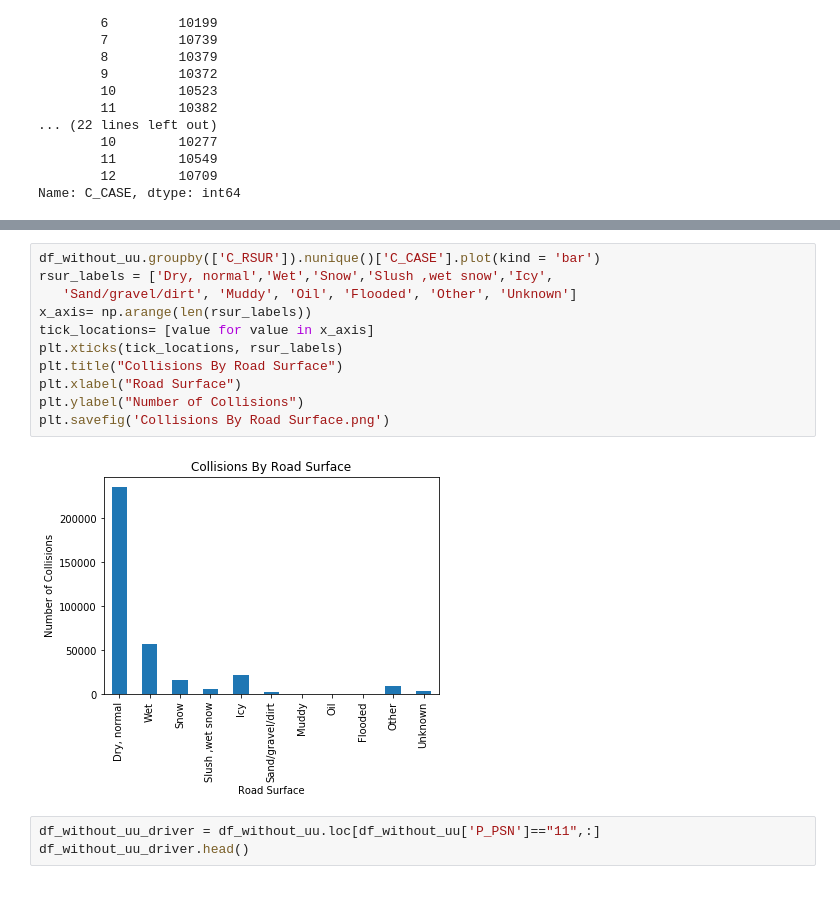
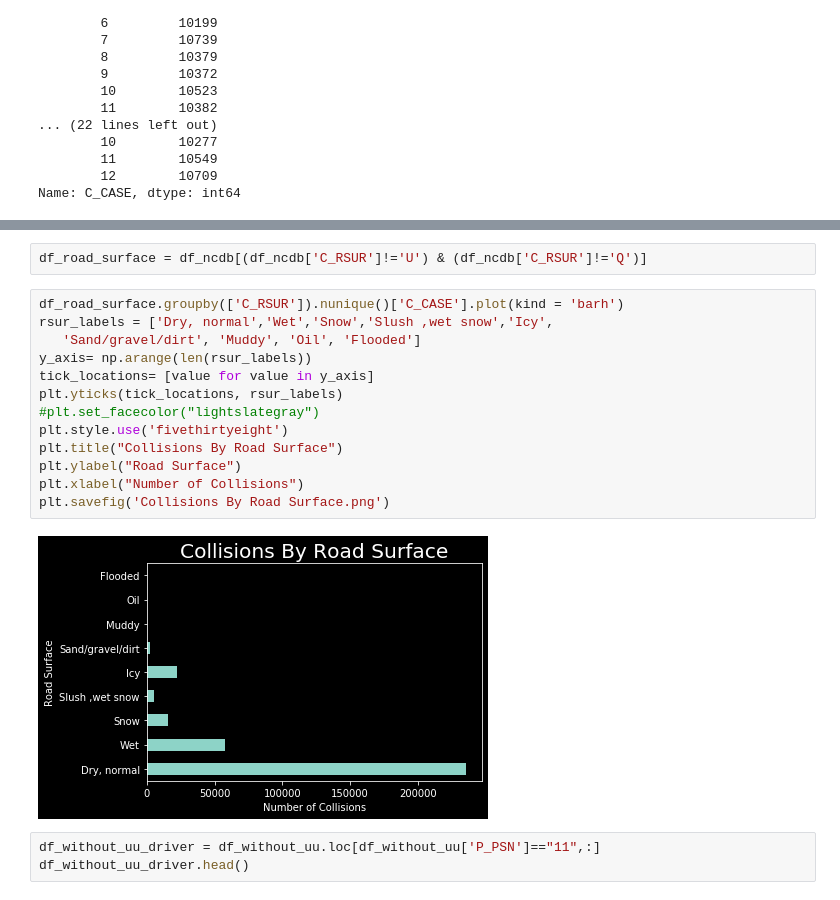
Before and after one commit to frpatel/team5-NCDB, a Jupyter notebook: project1-NCDB.ipynb, the cells around one changed output, grey strips where cells are left out. Saved outputs shown, nothing was run; the diff lists cells and outputs as text.

```diff
--- a/project1-NCDB.ipynb
+++ b/project1-NCDB.ipynb
@@ -157,16 +160,20 @@ plt.savefig('Collisions By Weather Conditions.png')
+# %%
+df_road_surface = df_ncdb[(df_ncdb['C_RSUR']!='U') & (df_ncdb['C_RSUR']!='Q')]
 # %%
-df_without_uu.groupby(['C_RSUR']).nunique()['C_CASE'].plot(kind = 'bar')
+df_road_surface.groupby(['C_RSUR']).nunique()['C_CASE'].plot(kind = 'barh')
 rsur_labels = ['Dry, normal','Wet','Snow','Slush ,wet snow','Icy',
-   'Sand/gravel/dirt', 'Muddy', 'Oil', 'Flooded', 'Other', 'Unknown']
-x_axis= np.arange(len(rsur_labels))
-tick_locations= [value for value in x_axis]
-plt.xticks(tick_locations, rsur_labels)
+   'Sand/gravel/dirt', 'Muddy', 'Oil', 'Flooded']
+y_axis= np.arange(len(rsur_labels))
+tick_locations= [value for value in y_axis]
+plt.yticks(tick_locations, rsur_labels)
+#plt.set_facecolor("lightslategray")
+plt.style.use('fivethirtyeight')
 plt.title("Collisions By Road Surface")
-plt.xlabel("Road Surface")
-plt.ylabel("Number of Collisions")
+plt.ylabel("Road Surface")
+plt.xlabel("Number of Collisions")
 plt.savefig('Collisions By Road Surface.png')
 # %% [output]
-[figure, old version]
+[figure, new version]
 # %%
 df_without_uu_driver = df_without_uu.loc[df_without_uu['P_PSN']=="11",:]
 df_without_uu_driver.head()
```
Also changed, not shown: parts of 12 cells of this notebook.
